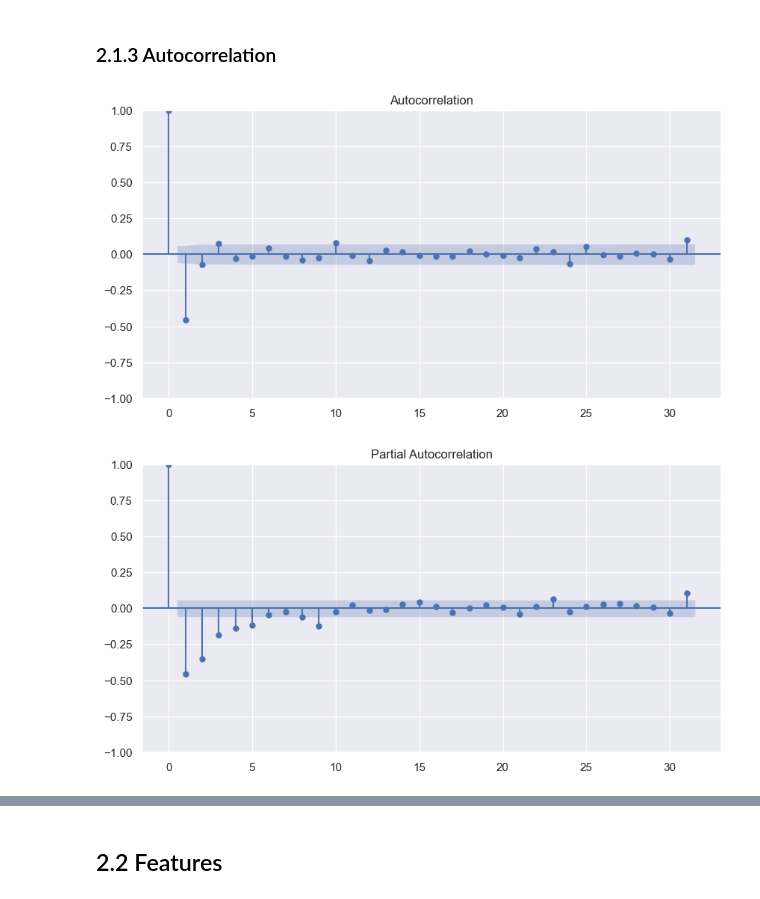
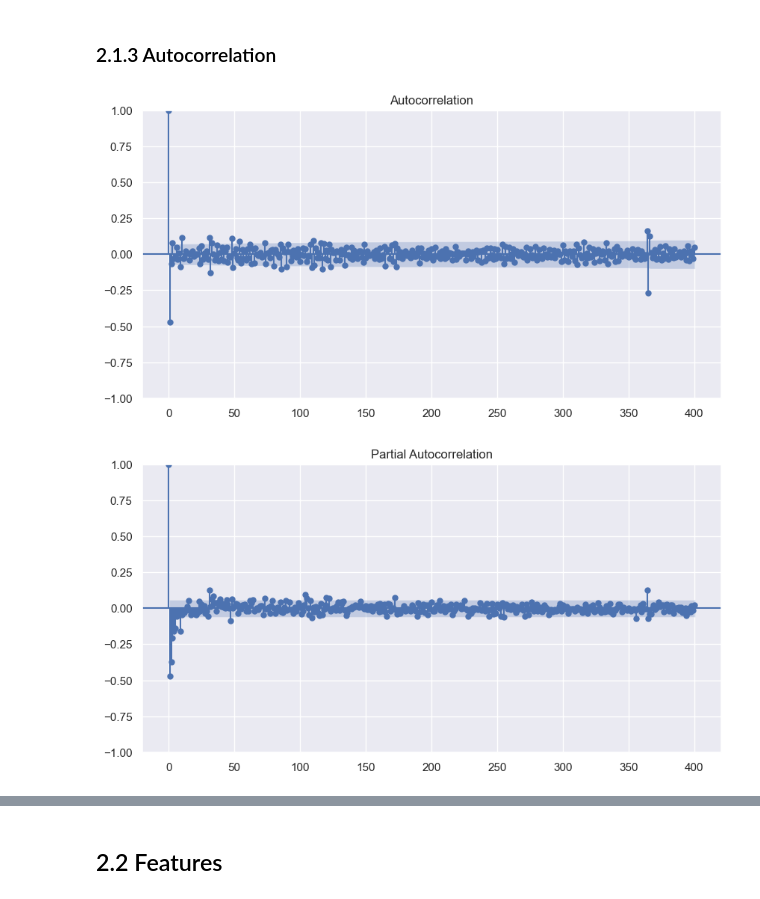
Before and after one commit to emsif84/sales_forecasting, a Jupyter notebook: Forecasting/1_eda/eda.ipynb, the cells around one changed output, grey strips where cells are left out. Cells and saved outputs as stored; diff of their text form; code cells hidden in the pictures.

Commit message:
decomposed Data

```diff
--- a/Forecasting/1_eda/eda.ipynb
+++ b/Forecasting/1_eda/eda.ipynb
@@ -128,9 +127,15 @@ seasonal = result.seasonal
 # %%
+# Check for Stationarity: ADF-Test
+trend = result.trend
+seasonal = result.seasonal
+
+seasonal_decompose = data_resample_daily - seasonal
+
 # Erste Differenz der dekomponierten Daten bilden
-data_diff = data_resample_daily.diff(1).dropna()
+data_decompose = seasonal_decompose.diff(1).dropna()
 
 # Erneuter ADF-Test
 from statsmodels.tsa.stattools import adfuller
-result_adf = adfuller(data_diff)
+result_adf = adfuller(data_decompose)
 print(f'p-value: {result_adf[1]}')
 # %% [output]
@@ -185,12 +173,13 @@ for i in sample_weeks:
 # %%
 # (Partial) Autocorrelation Function (ACF, PCAF)
 from statsmodels.graphics.tsaplots import plot_acf, plot_pacf
 
+
 # ACF/PACF Plot
 plt.rcParams["figure.figsize"] = (10,5)
 # ACF / PACF der differenzierten Daten
-acf_plot = plot_acf(data_diff)
-pacf_plot = plot_pacf(data_diff)
+acf_plot = plot_acf(data_decompose, lags=400)
+pacf_plot = plot_pacf(data_decompose, lags=400)
 # %% [output]
-[figure, old version]
+[figure, new version]
-[figure, old version]
+[figure, new version]
```
Also changed, not shown: parts of 7 cells of this notebook.
